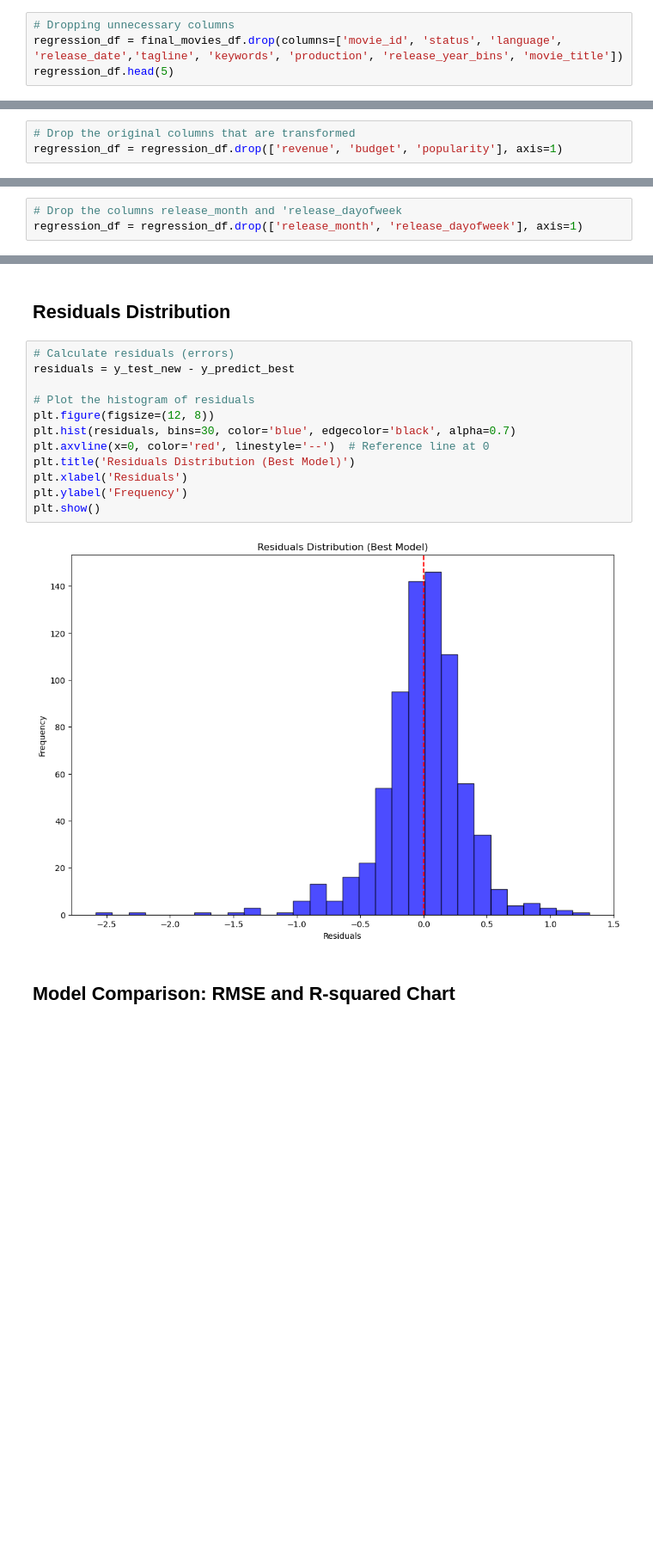
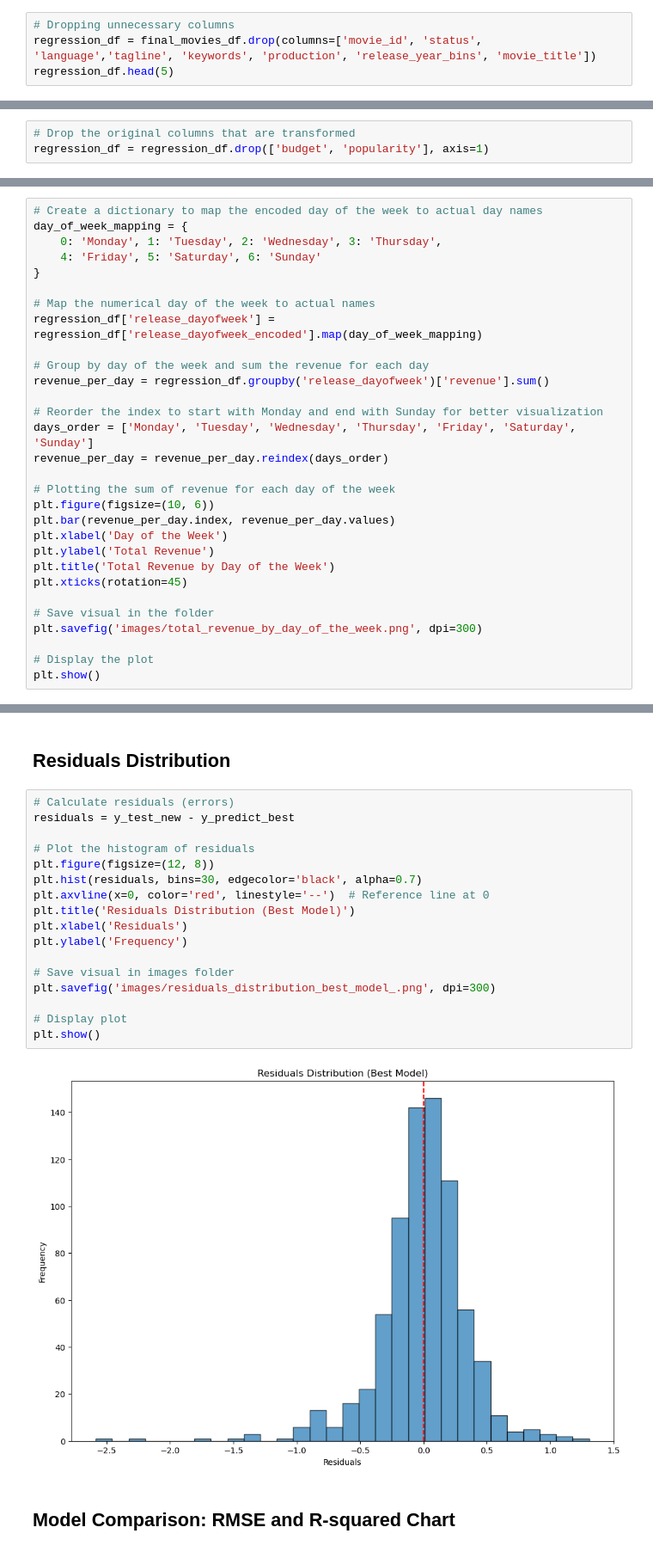
Before and after one commit to riosrose/UCB_project4_group6, a Jupyter notebook: movie_popularity_prediction.ipynb, the cells around one changed output, grey strips where cells are left out. Shown at 86% size. Cells and saved outputs as stored; diff of their text form; blank space fills up the shorter version.

```diff
--- a/movie_popularity_prediction.ipynb
+++ b/movie_popularity_prediction.ipynb
@@ -1228,6 +1259,6 @@ Machine Learning Model Descision Rationale:
 - **Log Transformation**: Some feature distributions were highly skewed, as identified during the EDA. To address this, we applied log transformations to normalize the distribution of these features, ensuring better performance in the linear model.
 # %%
 # Dropping unnecessary columns
-regression_df = final_movies_df.drop(columns=['movie_id', 'status', 'language', 'release_date','tagline', 'keywords', 'production', 'release_year_bins', 'movie_title'])
+regression_df = final_movies_df.drop(columns=['movie_id', 'status', 'language','tagline', 'keywords', 'production', 'release_year_bins', 'movie_title'])
 regression_df.head(5)
 # %% [output]
@@ -1315,7 +1346,7 @@ plt.show()
 [figure]
 # %%
 # Drop the original columns that are transformed
-regression_df = regression_df.drop(['revenue', 'budget', 'popularity'], axis=1)
+regression_df = regression_df.drop(['budget', 'popularity'], axis=1)
 # %% [markdown]
 ### Label Encoding for Categorical Features
 
@@ -1413,9 +1444,6 @@ plt.tight_layout()
 plt.show()
 # %% [output]
 [figure]
-# %%
-# Drop the columns release_month and 'release_dayofweek
-regression_df = regression_df.drop(['release_month', 'release_dayofweek'], axis=1)
 # %%
 # Display the updated regression dataframe
 regression_df.head(5)
@@ -1542,0 +1639,30 @@ Passing `palette` without assigning `hue` is deprecated and will be removed in v
+# %%
+# Create a dictionary to map the encoded day of the week to actual day names
+day_of_week_mapping = {
+    0: 'Monday', 1: 'Tuesday', 2: 'Wednesday', 3: 'Thursday',
+    4: 'Friday', 5: 'Saturday', 6: 'Sunday'
+}
+
+# Map the numerical day of the week to actual names
+regression_df['release_dayofweek'] = regression_df['release_dayofweek_encoded'].map(day_of_week_mapping)
+
+# Group by day of the week and sum the revenue for each day
+revenue_per_day = regression_df.groupby('release_dayofweek')['revenue'].sum()
+
+# Reorder the index to start with Monday and end with Sunday for better visualization
+days_order = ['Monday', 'Tuesday', 'Wednesday', 'Thursday', 'Friday', 'Saturday', 'Sunday']
+revenue_per_day = revenue_per_day.reindex(days_order)
+
+# Plotting the sum of revenue for each day of the week
+plt.figure(figsize=(10, 6))
+plt.bar(revenue_per_day.index, revenue_per_day.values)
+plt.xlabel('Day of the Week')
+plt.ylabel('Total Revenue')
+plt.title('Total Revenue by Day of the Week')
+plt.xticks(rotation=45)
+
+# Save visual in the folder
+plt.savefig('images/total_revenue_by_day_of_the_week.png', dpi=300)
+
+# Display the plot
+plt.show()
@@ -1963,17 +2175,22 @@ Passing `palette` without assigning `hue` is deprecated and will be removed in v
 # %%
 # Calculate residuals (errors)
 residuals = y_test_new - y_predict_best
 
 # Plot the histogram of residuals
 plt.figure(figsize=(12, 8))
-plt.hist(residuals, bins=30, color='blue', edgecolor='black', alpha=0.7)
+plt.hist(residuals, bins=30, edgecolor='black', alpha=0.7)
 plt.axvline(x=0, color='red', linestyle='--')  # Reference line at 0
 plt.title('Residuals Distribution (Best Model)')
 plt.xlabel('Residuals')
 plt.ylabel('Frequency')
+
+# Save visual in images folder
+plt.savefig('images/residuals_distribution_best_model_.png', dpi=300)
+
+# Display plot
 plt.show()
 # %% [output]
-[figure, old version]
+[figure, new version]
 # %% [markdown]
 ## Model Comparison: RMSE and R-squared Chart
 # %%
```
Also changed, not shown: parts of 29 cells of this notebook, 12 other files.
